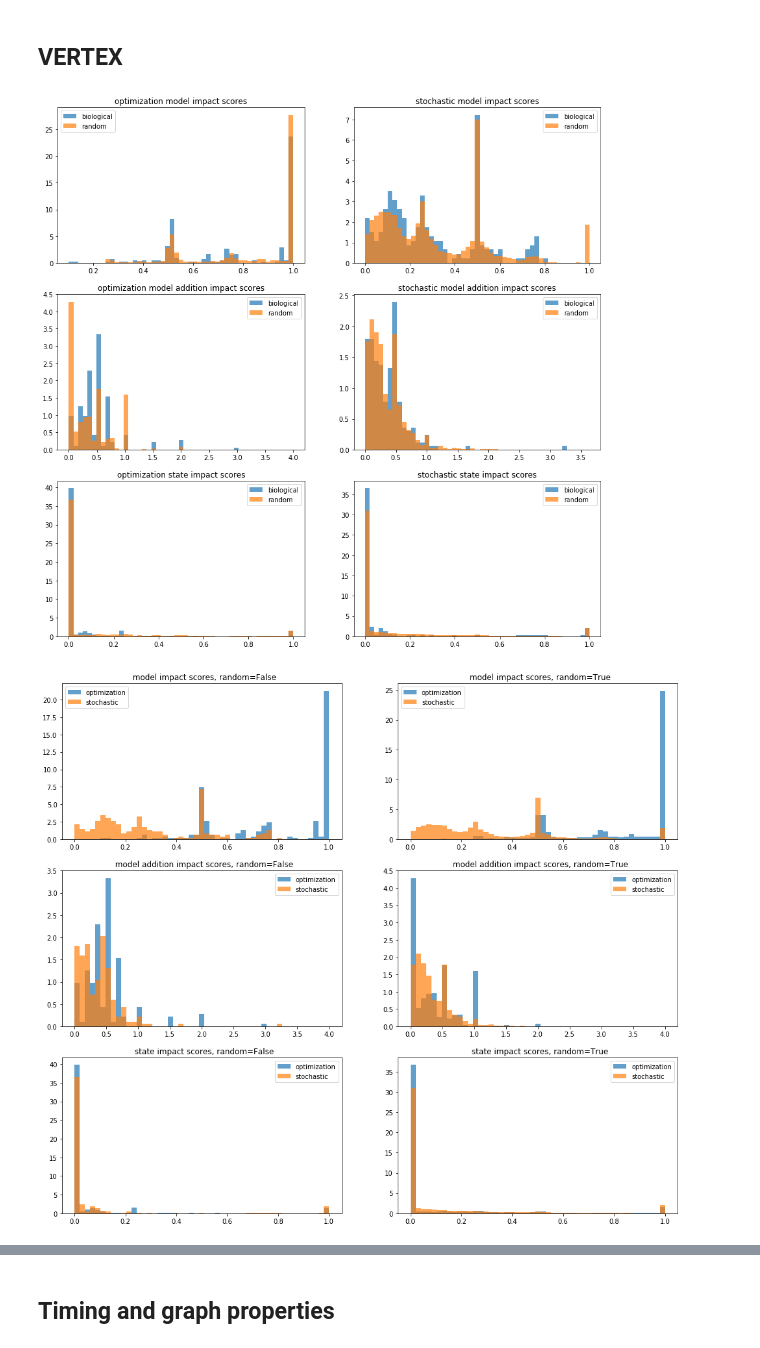
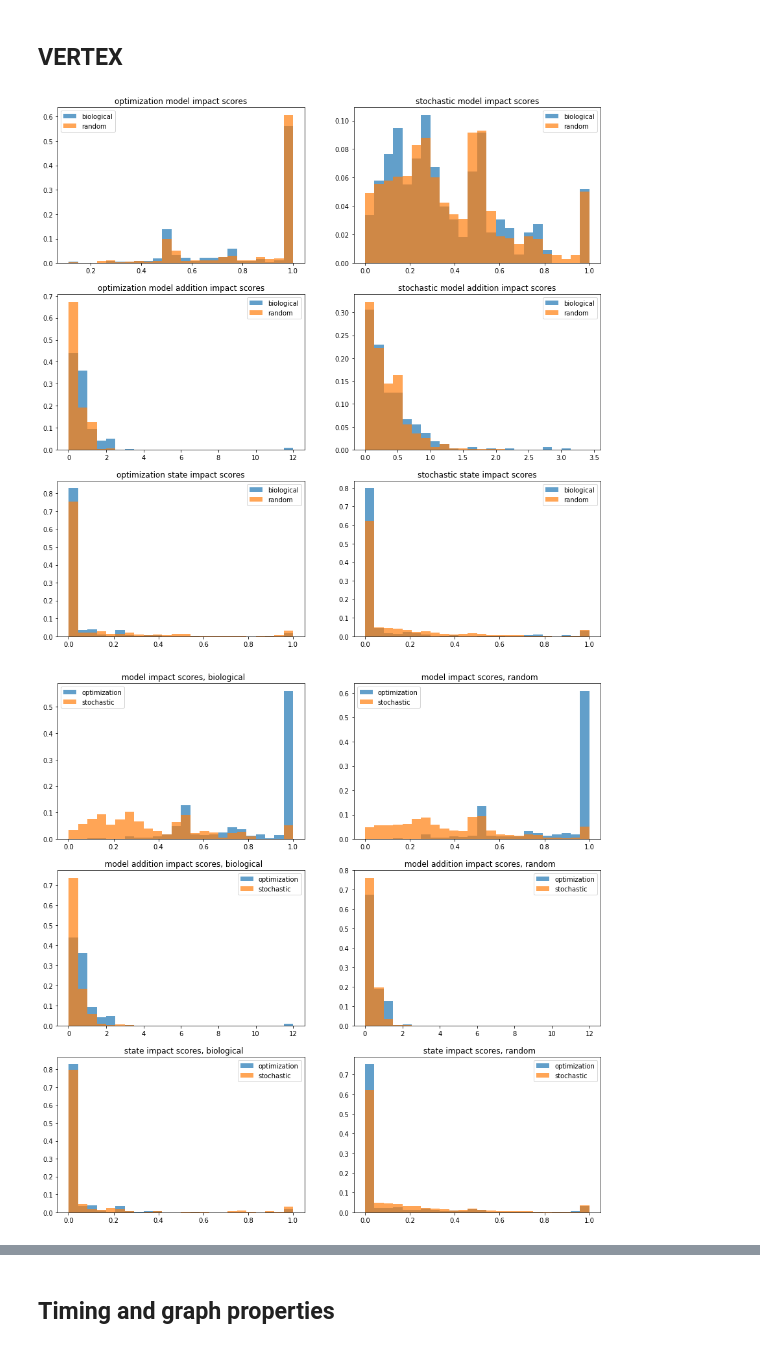
Before and after one commit to arielbro/TimeSeriesNetworkInference, a Jupyter notebook: attractors_result_analysis.ipynb, the cells around one changed output, grey strips where cells are left out. Drawn from its saved outputs; the diff is of its cells as text; code cells hidden in the pictures.

```diff
--- a/attractors_result_analysis.ipynb
+++ b/attractors_result_analysis.ipynb
@@ -122,6 +156,11 @@ for score_pair in score_pairs:
     mean_data.loc[mean_data.is_random == True].plot.scatter(x=score_pair[0], y=score_pair[1], c="blue", ax=cur_ax)
     mean_data.loc[mean_data.is_random == False].plot.scatter(x=score_pair[0], y=score_pair[1], c="red", ax=cur_ax)
     cur_ax.set_title(score_pair[0].replace("optimization", " ").replace("_", " "))
+    cur_ax.set_xlabel("optimization")
+    cur_ax.set_ylabel("scochastic")
     i += 1
+    print score_pair, np.corrcoef(mean_data.loc[mean_data.is_random == True][score_pair[0]],
+                                  mean_data.loc[mean_data.is_random == True][score_pair[1]])[1, 0]
+plt.savefig("mean_scatter_score_types.png")
 plt.show()
 # %% [output]
@@ -167,0 +219,21 @@ max_attractor_basin      biological corr=-0.25   random corr=-0.31
+# %%
+fig, ax = plt.subplots(nrows=len(score_types)/2, ncols=2, sharey=False, sharex=True, figsize=(15, 15))
+
+i = 0
+for score in score_types:
+    bins = np.linspace(min(mean_data[score]), max(mean_data[score]), 25)
+    cur_ax = ax[i / 2, i % 2]
+    g = seaborn.boxplot(ax=cur_ax, data=mean_data.loc[mean_data.is_random == True],
+                    x="graph_name", y=score, hue="graph_name", dodge=False)
+    bio = mean_data.loc[mean_data.is_random == False]
+    seaborn.swarmplot(ax=cur_ax, x="graph_name", y=score, data=bio,
+              size=5, color="red", marker="o", linewidth=1)
+
+    cur_ax.xaxis.set_tick_params(rotation=90)
+    cur_ax.set_ylabel("")
+    cur_ax.set_xlabel("")
+    cur_ax.legend_.remove()
+    cur_ax.set_title(score.replace("_", " ").replace(" scores", ""))
+    i += 1
+plt.savefig("mean_graph_scores.png")
+plt.show()
@@ -172,34 +246,41 @@ fig, ax = plt.subplots(nrows=len(score_types)/2, ncols=2, sharey=False, sharex=F
 
 i = 0
 for score in score_types:
-    bins = np.linspace(min(vertex_data[score]), max(vertex_data[score]), 50)
+    bins = np.linspace(min(vertex_data[score]), max(vertex_data[score]), 25)
     cur_ax = ax[i / 2, i % 2]
     for is_random in [False, True]:
-        cur_ax.hist(vertex_data.loc[vertex_data.is_random == is_random][score], alpha=0.7, bins=bins, density=True)
+        bar_data = vertex_data.loc[vertex_data.is_random == is_random][score].values
+        weights = np.ones_like(bar_data) / float(len(bar_data))
+        cur_ax.hist(bar_data, alpha=0.7, bins=bins, weights=weights)
     cur_ax.legend(["biological", "random"])
     cur_ax.set_title(score.replace("_", " "))
     i += 1
+plt.savefig("vertex_score_histograms_israndom.png")
 plt.show()
 # %% [output]
-[figure, old version]
+[figure, new version]
 # %%
-fig, ax = plt.subplots(nrows=len(score_types)/2, ncols=2, sharey=False, sharex=False, figsize=(17, 15))
+fig, ax = plt.subplots(nrows=len(score_types)/2, ncols=2, sharey=False, sharex=False, figsize=(15, 15))
 
 i = 0
 score_pairs = [(s, s.replace("optimization", "stochastic")) for s in score_types if "optimization" in s]
 for score_pair in score_pairs:
     for is_random in [False, True]:
         bins = np.linspace(min(min(vertex_data[score_pair[0]]), min(vertex_data[score_pair[1]])),
-                           max(max(vertex_data[score_pair[0]]), max(vertex_data[score_pair[1]])), 50)
+                           max(max(vertex_data[score_pair[0]]), max(vertex_data[score_pair[1]])), 25)
         cur_ax = ax[i / 2, i % 2]
         for score in score_pair:
-            cur_ax.hist(vertex_data.loc[vertex_data.is_random == is_random][score], alpha=0.7, bins=bins, density=True)
+            bar_data = vertex_data.loc[vertex_data.is_random == is_random][score].values
+            weights = np.ones_like(bar_data) / float(len(bar_data))
+            cur_ax.hist(bar_data, alpha=0.7, bins=bins, weights=weights)
         cur_ax.legend(["optimization", "stochastic"])
-        cur_ax.set_title("{}, random={}".format(score_pair[0].replace("optimization", " ").replace("_", " "), is_random))
+        cur_ax.set_title("{}, {}".format(score_pair[0].replace("optimization", " ").replace("_", " "),
+                                         "random" if is_random else "biological"))
         i += 1
+plt.savefig("vertex_score_histograms_method.png")
 plt.show()
 # %% [output]
-[figure, old version]
+[figure, new version]
 # %%
 fig, ax = plt.subplots(nrows=1, ncols=3, sharey=False, sharex=False, figsize=(17, 5))
 
```
Also changed, not shown: parts of 21 cells of this notebook, 8 other files.
